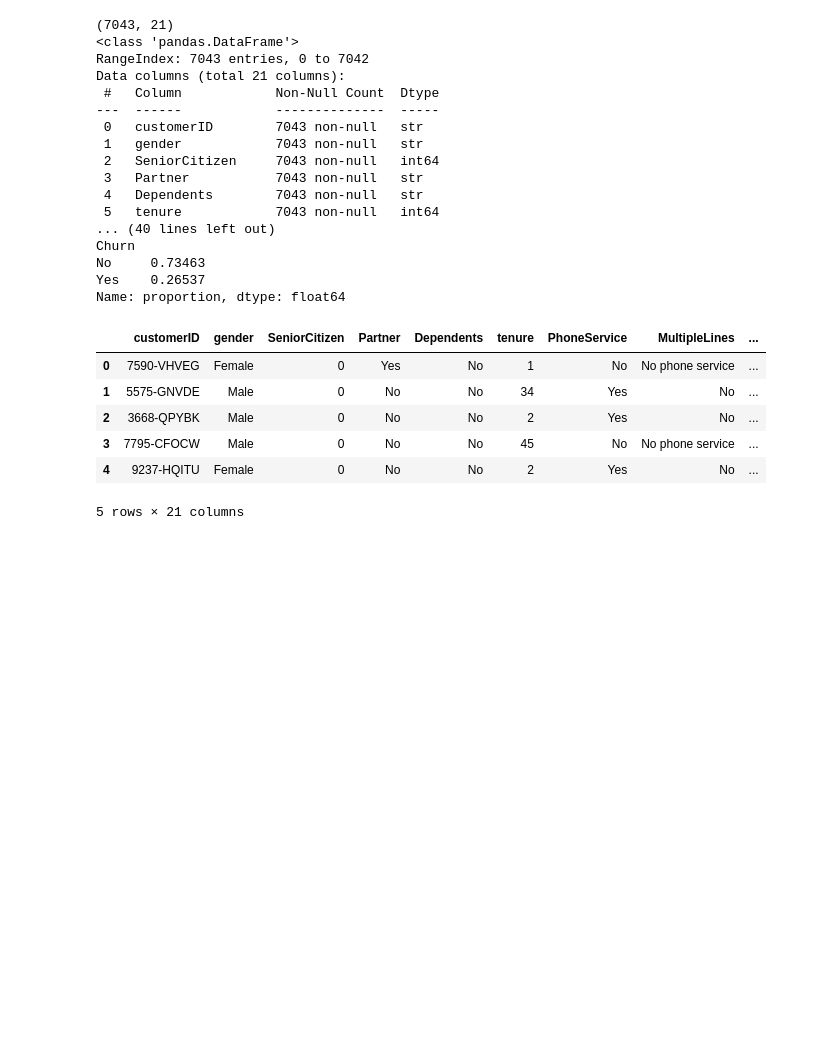
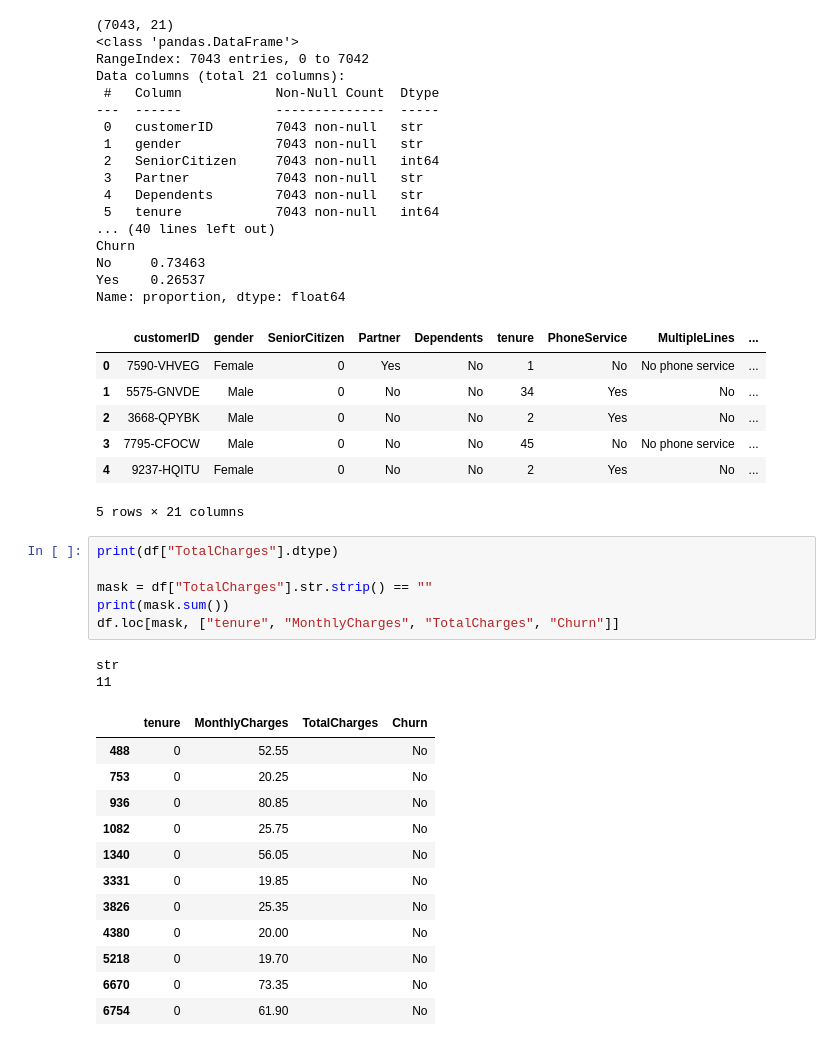
Before and after one commit to Rajae2002/churn-prediction, a Jupyter notebook: notebooks/01_exploration_nettoyage.ipynb, the cells around one changed output. Cells and saved outputs as stored; diff of their text form; blank space fills up the shorter version.

```diff
--- a/notebooks/01_exploration_nettoyage.ipynb
+++ b/notebooks/01_exploration_nettoyage.ipynb
@@ -38,3 +38,24 @@ Name: proportion, dtype: float64
 | 3 | 7795-CFOCW | Male | 0 | No | No | 45 | No | No phone service | ... |
 | 4 | 9237-HQITU | Female | 0 | No | No | 2 | Yes | No | ... |
 5 rows × 21 columns
+# %%
+print(df["TotalCharges"].dtype)
+
+mask = df["TotalCharges"].str.strip() == ""
+print(mask.sum())
+df.loc[mask, ["tenure", "MonthlyCharges", "TotalCharges", "Churn"]]
+# %% [output]
+str
+11
+|  | tenure | MonthlyCharges | TotalCharges | Churn |
+| 488 | 0 | 52.55 |  | No |
+| 753 | 0 | 20.25 |  | No |
+| 936 | 0 | 80.85 |  | No |
+| 1082 | 0 | 25.75 |  | No |
+| 1340 | 0 | 56.05 |  | No |
+| 3331 | 0 | 19.85 |  | No |
+| 3826 | 0 | 25.35 |  | No |
+| 4380 | 0 | 20.00 |  | No |
+| 5218 | 0 | 19.70 |  | No |
+| 6670 | 0 | 73.35 |  | No |
+| 6754 | 0 | 61.90 |  | No |
```
Also changed, not shown: parts of 2 cells of this notebook.
